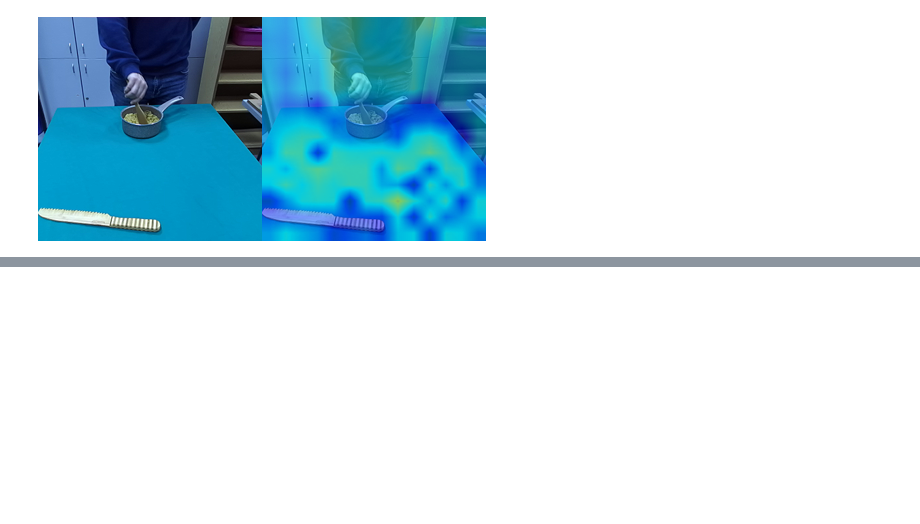
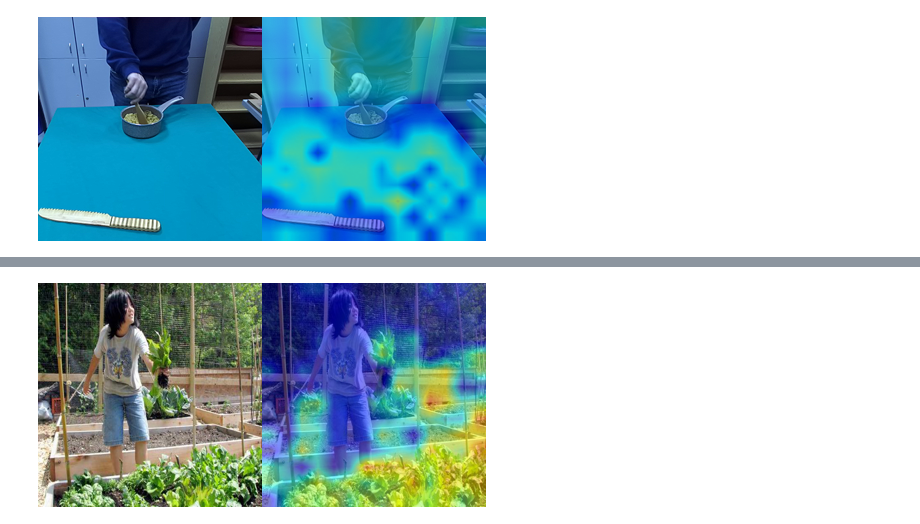
Before and after one commit to eneserdo/DL-Project-Action-Recognition, a Jupyter notebook: visualizations.ipynb, the cells around one changed output, grey strips where cells are left out. Drawn from its saved outputs; the diff is of its cells as text; code cells hidden in the pictures; blank space fills up the shorter version.

```diff
--- a/visualizations.ipynb
+++ b/visualizations.ipynb
@@ -166,0 +119,6 @@ head
+# %%
+img = Image.open('Stanford40/processed/reading/00015.jpg')
+ret=get_grad_cam(img, my_dataset.classes.index('reading'))
+ret
+# %% [output]
+[figure, added]
```
Also changed, not shown: parts of 5 cells of this notebook.
